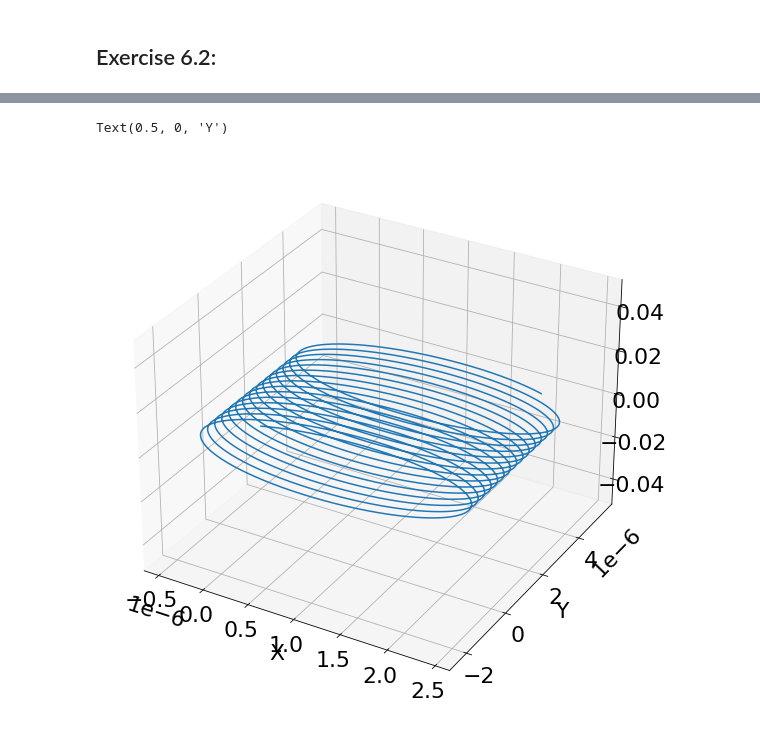
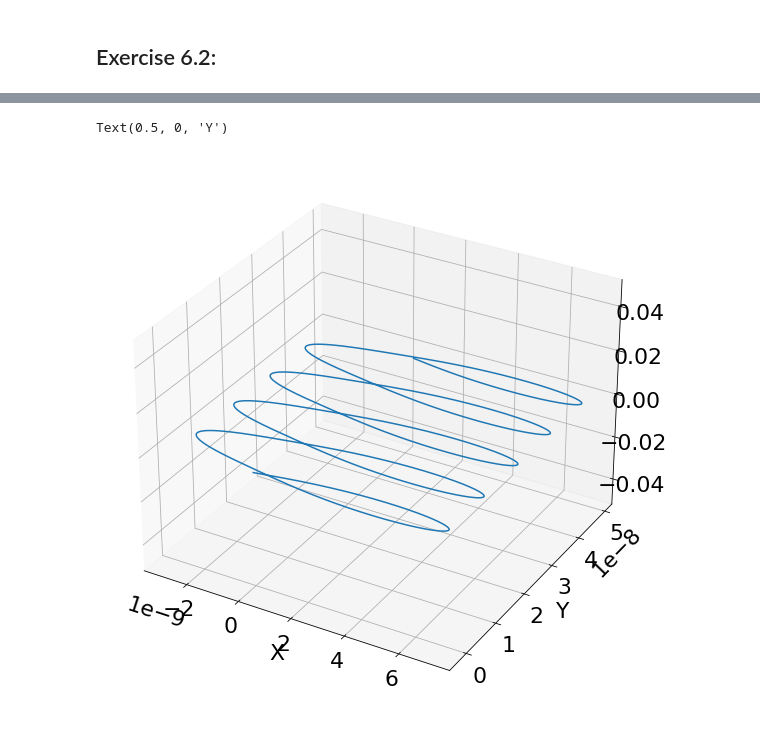
Before and after one commit to gregorycorcoran/Python-Notebooks, a Jupyter notebook: Computational Lab.ipynb, the cells around one changed output, grey strips where cells are left out. Drawn from its saved outputs; the diff is of its cells as text; code cells hidden in the pictures.

```diff
--- a/Computational Lab.ipynb
+++ b/Computational Lab.ipynb
@@ -209,0 +261,7 @@ plt.grid(True)
+# %%
+ans15=EOM3([-5,0,0],[100,100,0],1.60217663e-19,1.67262192e-27,1e+6,1e-15,vel=False)
+print(np.shape(ans15))
+plt.plot(ans15[0],ans15[1])
+plt.xlabel('X')
+plt.ylabel('Y')
+plt.grid(True)
@@ -210,8 +271,8 @@ plt.grid(True)
 # %%
-ax4 = plt.figure().add_subplot(projection='3d')
-ax4.plot(ans11[0],ans11[1],ans11[2])
+ax5 = plt.figure().add_subplot(projection='3d')
+ax5.plot(ans15[0],ans15[1],ans15[2])
 plt.xlabel('X')
 plt.ylabel('Y')
 # %% [output]
 Text(0.5, 0, 'Y')
-[figure, old version]
+[figure, new version]
```
Also changed, not shown: parts of 15 cells of this notebook.
